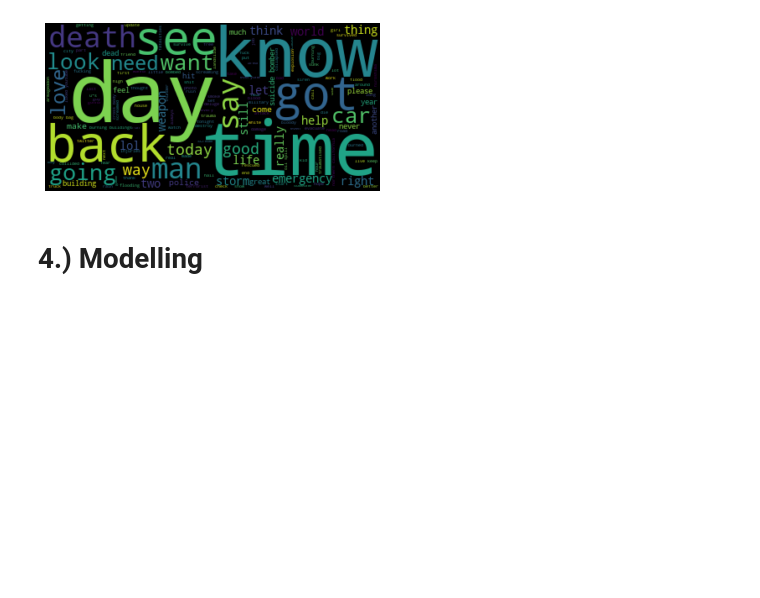
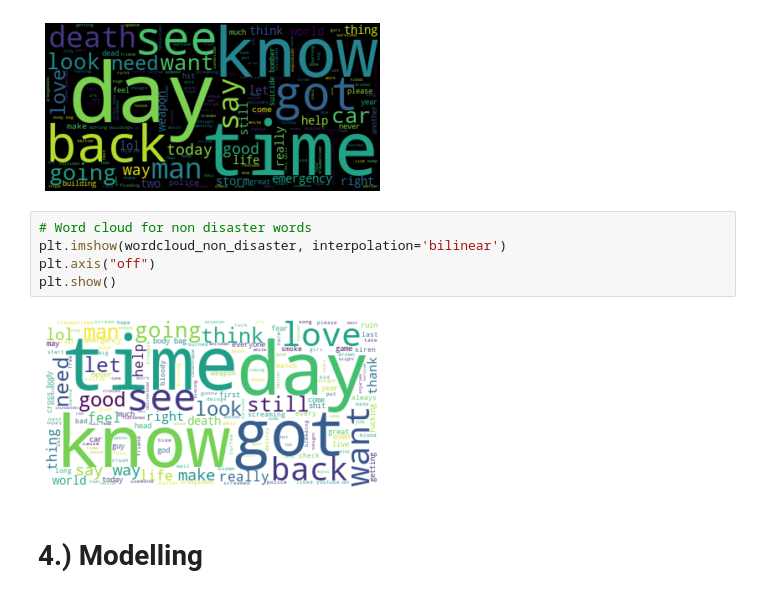
Before and after one commit to PrecyMaeMwanyungu/Fabulous-tokenizers_disaster_tweets_repository, a Jupyter notebook: Fabulous_Tokenizers__Project_Week.ipynb, the cells around one changed output. Drawn from its saved outputs; the diff is of its cells as text; blank space fills up the shorter version.

```diff
--- a/Fabulous_Tokenizers__Project_Week.ipynb
+++ b/Fabulous_Tokenizers__Project_Week.ipynb
@@ -628,6 +665,13 @@ plt.axis("off")
 plt.show()
 # %% [output]
 [figure]
+# %%
+# Word cloud for non disaster words
+plt.imshow(wordcloud_non_disaster, interpolation='bilinear')
+plt.axis("off")
+plt.show()
+# %% [output]
+[figure, added]
 # %% [markdown]
 # 4.) Modelling
 # %% [markdown]
```
Also changed, not shown: parts of 6 cells of this notebook.
